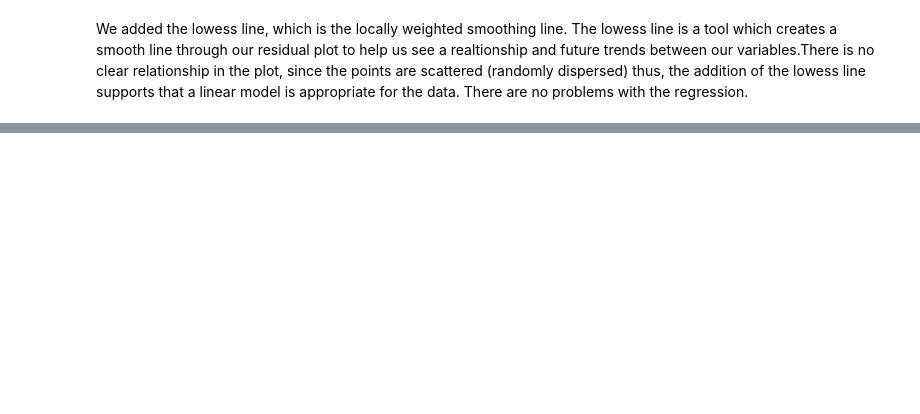
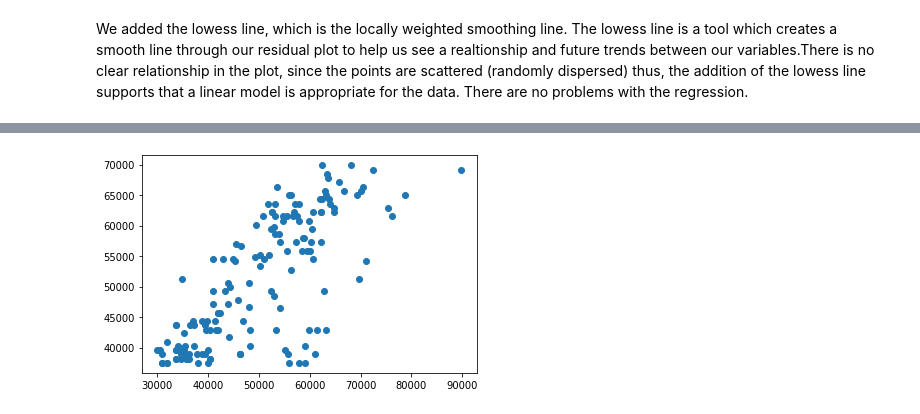
Before and after one commit to LeboSeribe/Multivariate-Regression, a Jupyter notebook: Multivariate.ipynb, the cells around one changed output, grey strips where cells are left out. Cells and saved outputs as stored; diff of their text form; code cells hidden in the pictures; blank space fills up the shorter version.

```diff
--- a/Multivariate.ipynb
+++ b/Multivariate.ipynb
@@ -459,0 +517,17 @@ class ErrorCalculator:
+# %%
+class ScatterPlotter(Plotter):
+    def __init__(self,y,y_prediction,residual = None):
+        super().__init__(y,y_prediction)
+        self.residual = residual
+
+    def plot(self):
+        if self.residual is None:
+            self.residual = self.run_calculations()
+        plt.scatter(self.y,self.y_predict)
+
+
+
+scatterplot = ScatterPlotter(y_test,salary_prediction2)
+scatterplot.plot()
+# %% [output]
+[figure, added]
```
Also changed, not shown: parts of 15 cells of this notebook.
